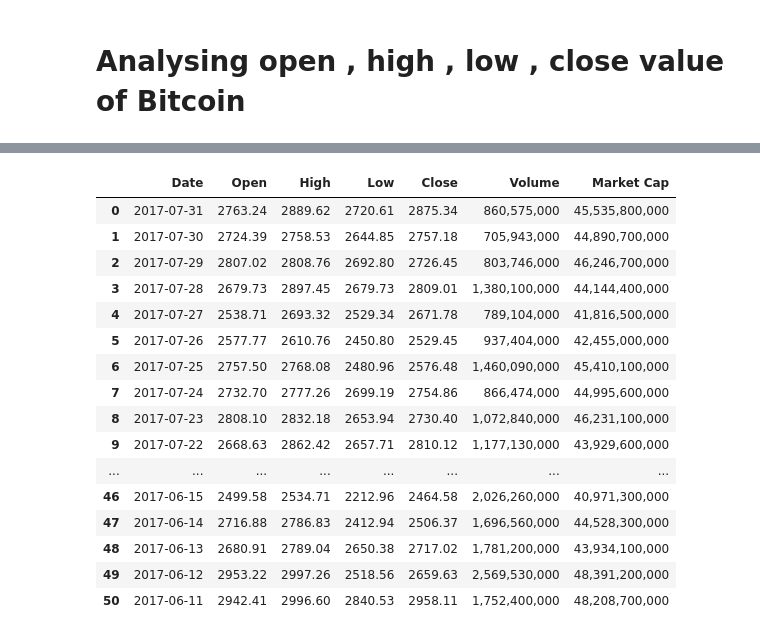
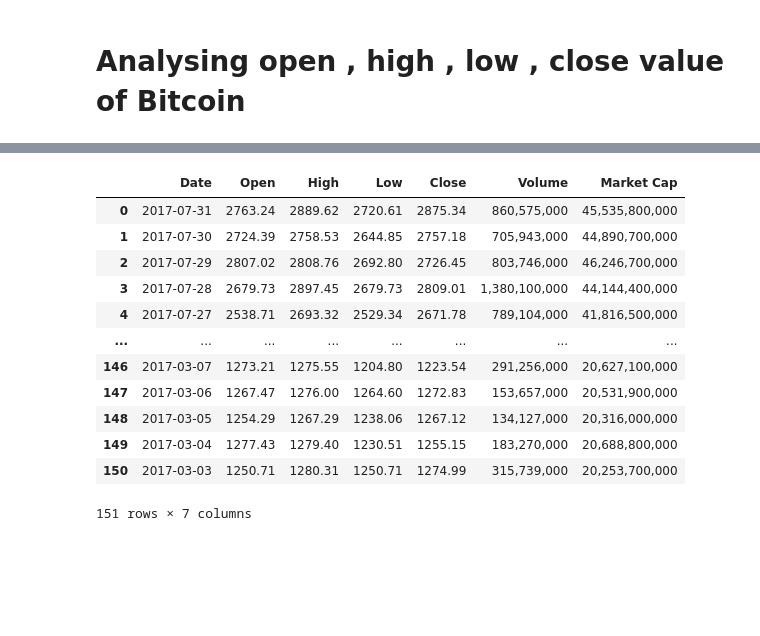
Before and after one commit to hillaryjude/Bitcoin-analysis-using-pandas, a Jupyter notebook: Bitcoin-analysis-using-pandas.ipynb, the cells around one changed output, grey strips where cells are left out. Saved outputs shown, nothing was run; the diff lists cells and outputs as text; code cells hidden in the pictures; blank space fills up the shorter version.

Commit message:
Kaggle Notebook | Bitcoin Analysis | Version 3

```diff
--- a/Bitcoin-analysis-using-pandas.ipynb
+++ b/Bitcoin-analysis-using-pandas.ipynb
@@ -171,26 +171,22 @@ Requirement already satisfied: plotly in /usr/local/lib/python3.10/dist-packages
 Requirement already satisfied: tenacity>=6.2.0 in /usr/local/lib/python3.10/dist-packages (from plotly) (9.0.0)
 Requirement already satisfied: packaging in /usr/local/lib/python3.10/dist-packages (from plotly) (24.1)
 # %%
-bt = bitcoin[0:51]
+bt = bitcoin[0:151]
 bt
 # %% [output]
 |  | Date | Open | High | Low | Close | Volume | Market Cap |
 | 0 | 2017-07-31 | 2763.24 | 2889.62 | 2720.61 | 2875.34 | 860,575,000 | 45,535,800,000 |
 | 1 | 2017-07-30 | 2724.39 | 2758.53 | 2644.85 | 2757.18 | 705,943,000 | 44,890,700,000 |
 | 2 | 2017-07-29 | 2807.02 | 2808.76 | 2692.80 | 2726.45 | 803,746,000 | 46,246,700,000 |
 | 3 | 2017-07-28 | 2679.73 | 2897.45 | 2679.73 | 2809.01 | 1,380,100,000 | 44,144,400,000 |
 | 4 | 2017-07-27 | 2538.71 | 2693.32 | 2529.34 | 2671.78 | 789,104,000 | 41,816,500,000 |
-| 5 | 2017-07-26 | 2577.77 | 2610.76 | 2450.80 | 2529.45 | 937,404,000 | 42,455,000,000 |
-| 6 | 2017-07-25 | 2757.50 | 2768.08 | 2480.96 | 2576.48 | 1,460,090,000 | 45,410,100,000 |
-| 7 | 2017-07-24 | 2732.70 | 2777.26 | 2699.19 | 2754.86 | 866,474,000 | 44,995,600,000 |
-| 8 | 2017-07-23 | 2808.10 | 2832.18 | 2653.94 | 2730.40 | 1,072,840,000 | 46,231,100,000 |
-| 9 | 2017-07-22 | 2668.63 | 2862.42 | 2657.71 | 2810.12 | 1,177,130,000 | 43,929,600,000 |
 | ... | ... | ... | ... | ... | ... | ... | ... |
-| 46 | 2017-06-15 | 2499.58 | 2534.71 | 2212.96 | 2464.58 | 2,026,260,000 | 40,971,300,000 |
-| 47 | 2017-06-14 | 2716.88 | 2786.83 | 2412.94 | 2506.37 | 1,696,560,000 | 44,528,300,000 |
-| 48 | 2017-06-13 | 2680.91 | 2789.04 | 2650.38 | 2717.02 | 1,781,200,000 | 43,934,100,000 |
-| 49 | 2017-06-12 | 2953.22 | 2997.26 | 2518.56 | 2659.63 | 2,569,530,000 | 48,391,200,000 |
-| 50 | 2017-06-11 | 2942.41 | 2996.60 | 2840.53 | 2958.11 | 1,752,400,000 | 48,208,700,000 |
+| 146 | 2017-03-07 | 1273.21 | 1275.55 | 1204.80 | 1223.54 | 291,256,000 | 20,627,100,000 |
+| 147 | 2017-03-06 | 1267.47 | 1276.00 | 1264.60 | 1272.83 | 153,657,000 | 20,531,900,000 |
+| 148 | 2017-03-05 | 1254.29 | 1267.29 | 1238.06 | 1267.12 | 134,127,000 | 20,316,000,000 |
+| 149 | 2017-03-04 | 1277.43 | 1279.40 | 1230.51 | 1255.15 | 183,270,000 | 20,688,800,000 |
+| 150 | 2017-03-03 | 1250.71 | 1280.31 | 1250.71 | 1274.99 | 315,739,000 | 20,253,700,000 |
+151 rows × 7 columns
 # %%
 # Import libraries
 import plotly.graph_objects as go
```
